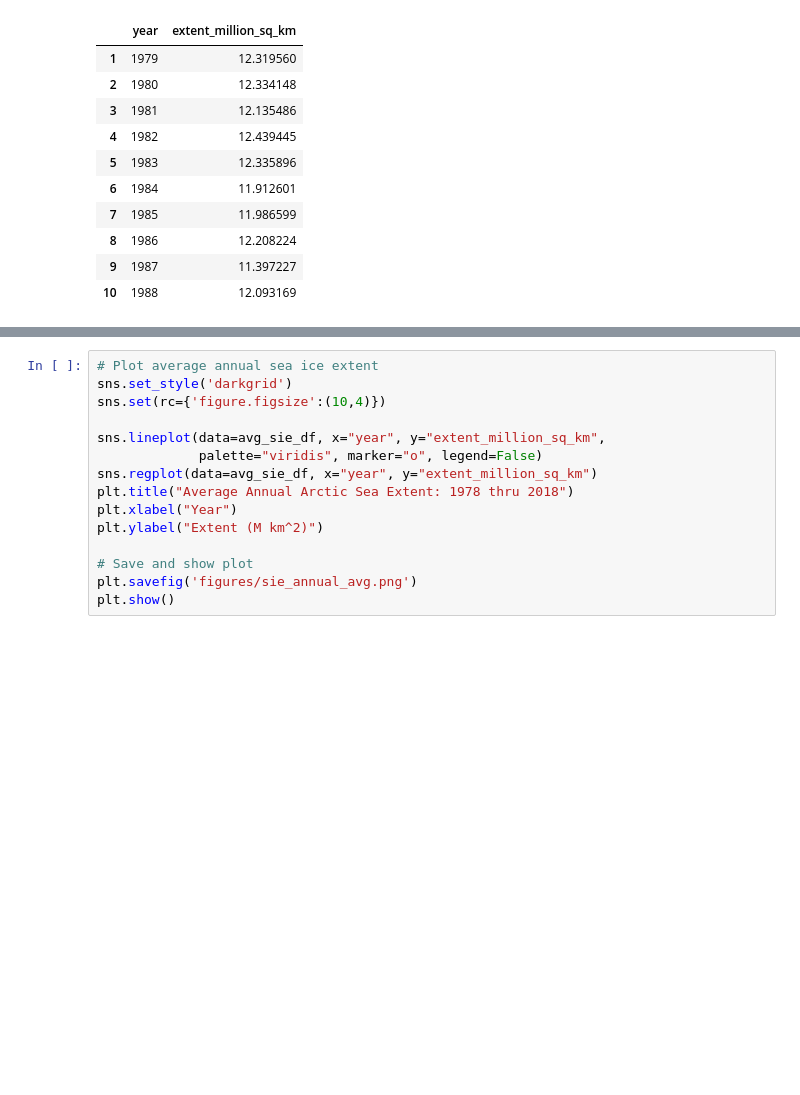
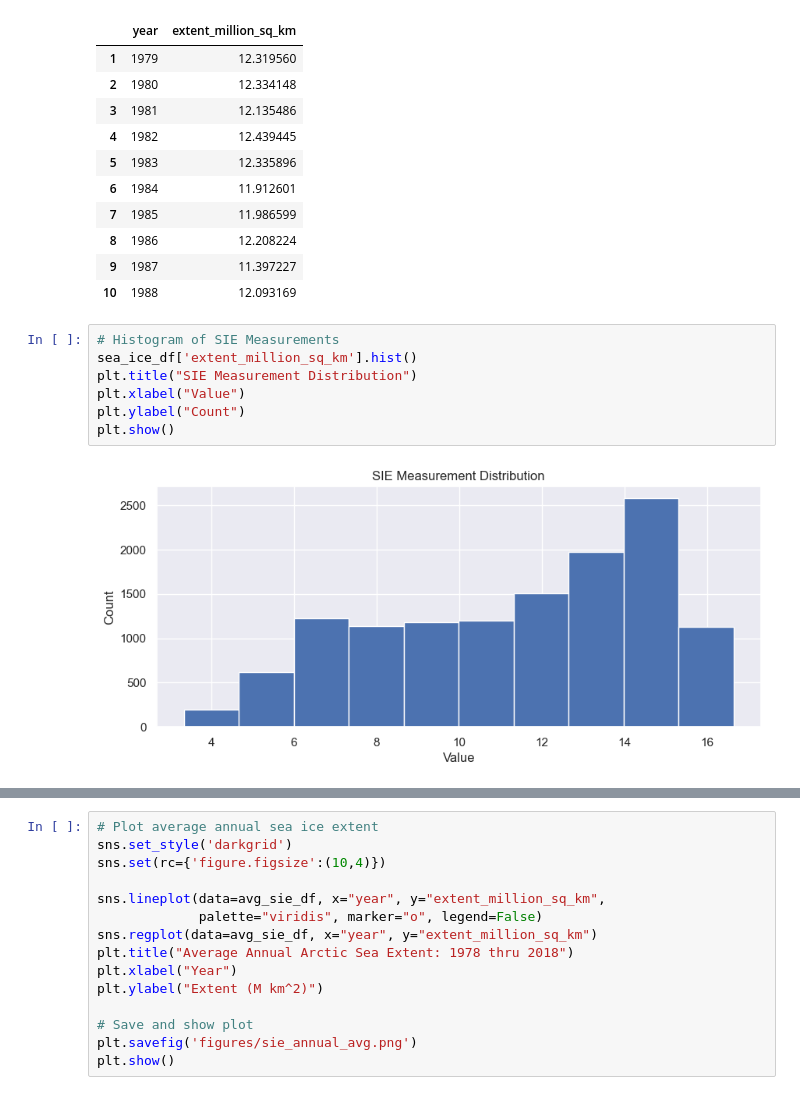
Before and after one commit to giantmagellan/SeaIceForecast, a Jupyter notebook: seaice_eda.ipynb, the cells around one changed output, grey strips where cells are left out. Cells and saved outputs as stored; diff of their text form; blank space fills up the shorter version.

```diff
--- a/seaice_eda.ipynb
+++ b/seaice_eda.ipynb
@@ -201,3 +221,12 @@ avg_sie_df.head(10)
 | 8 | 1986 | 12.208224 |
 | 9 | 1987 | 11.397227 |
 | 10 | 1988 | 12.093169 |
+# %%
+# Histogram of SIE Measurements
+sea_ice_df['extent_million_sq_km'].hist()
+plt.title("SIE Measurement Distribution")
+plt.xlabel("Value")
+plt.ylabel("Count")
+plt.show()
+# %% [output]
+[figure, added]
```
Also changed, not shown: parts of 19 cells of this notebook, 5 other files.
